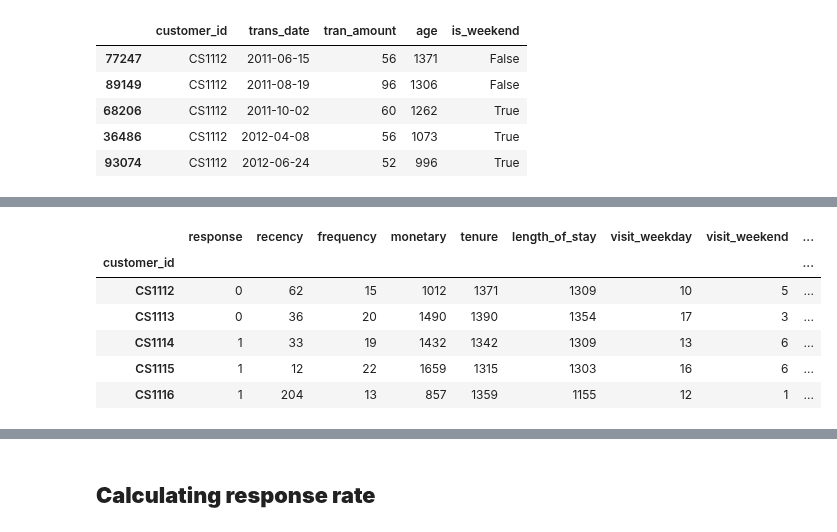
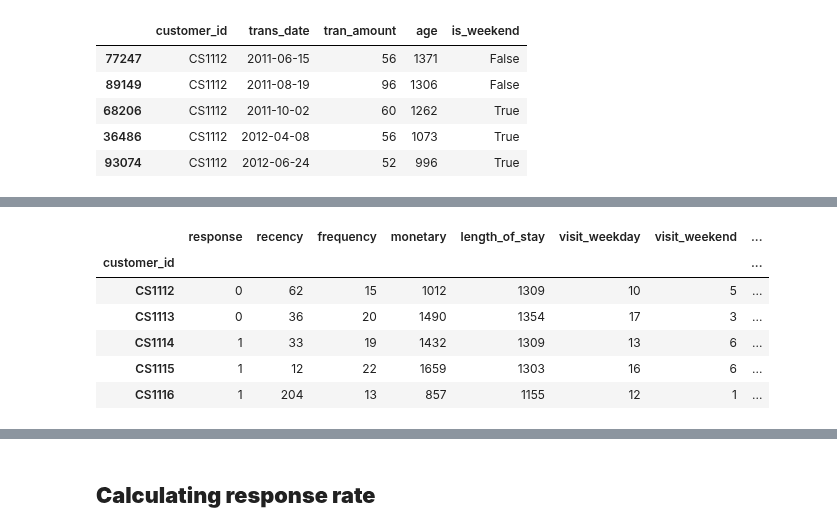
Before and after one commit to PisutSukpool/CRM-Analytics, a Jupyter notebook: Homework 08/Campaign Response Model_Main.ipynb, the cells around one changed output, grey strips where cells are left out. Saved outputs shown, nothing was run; the diff lists cells and outputs as text; code cells hidden in the pictures.

```diff
--- a/Homework 08/Campaign Response Model_Main.ipynb
+++ b/Homework 08/Campaign Response Model_Main.ipynb
@@ -182,7 +172,6 @@ df = df_transactions.groupby('customer_id').agg(
         recency=('age', min),
         frequency=('customer_id', len),
         monetary=('tran_amount', sum),
-        tenure=('age', max),
         length_of_stay=('age', lambda x: x.max() - x.min()),
      )
 
@@ -200,47 +189,46 @@ df = df.join(df_transactions.groupby('customer_id').agg(
 
 ))
 
-# Time to Event
+# time to event
 event_df = df_transactions.groupby(['customer_id','trans_date']).size().reset_index(name='num_trans')
 event_df['prev_date'] = event_df.groupby('customer_id')['trans_date'].shift(1)
 event_df['num_repeat_sameday'] = event_df['num_trans'] - 1
 event_df['duration'] = (event_df['trans_date'] - event_df['prev_date']).dt.days
 
 df = df.join(event_df.groupby('customer_id').agg(avg_duration=('duration','mean'),std_duration=('duration','std'),
-                                                # med_duration=('duration','median'), mad_duration=('duration','mad'),
                                                 num_repeat_periods=('trans_date', lambda x: x.count() - 1),
                                                 num_repeat_sameday=('num_repeat_sameday','sum')))
 
-# RFM & Time to event for each past X months
+# RFM with Time to event
 periods = [6, 12, 18, 24]
 for n in periods:
     window_df = df_transactions[df_transactions.trans_date > df_transactions.trans_date.max() - relativedelta(months=n)]
 
     df = df.join(window_df.groupby('customer_id')['tran_amount'].agg(
         [ (f'monetary_{n}m','sum'), (f'frequency_{n}m', 'size'),
         (f'avg_spend_{n}m', 'mean'), (f'std_spend_{n}m', 'std'),
          (f'iqr_spend_{n}m', lambda x: x.quantile(0.75) - x.quantile(0.25))]
     ))
 
     event_df = window_df.groupby(['customer_id','trans_date']).size().reset_index(name='num_trans')
     event_df['prev_date'] = event_df.groupby('customer_id')['trans_date'].shift(1)
     event_df['duration'] = (event_df['trans_date'] - event_df['prev_date']).dt.days
     df = df.join(event_df.groupby('customer_id')['duration'].agg(
         [ (f'avg_dur_{n}m', 'mean'), (f'std_dur_{n}m', 'std'),
          (f'iqr_dur_{n}m', lambda x: x.quantile(.75) - x.quantile(.25)),
          (f'num_repeat_{n}m', 'count')
          ]
     ))
 
 
 df.fillna(0, inplace=True)
 df = df_response.set_index('customer_id').join(df)
 df.head()
 # %% [output]
-|  | response | recency | frequency | monetary | tenure | length_of_stay | visit_weekday | visit_weekend | ... |
-| customer_id |  |  |  |  |  |  |  |  | ... |
-| CS1112 | 0 | 62 | 15 | 1012 | 1371 | 1309 | 10 | 5 | ... |
-| CS1113 | 0 | 36 | 20 | 1490 | 1390 | 1354 | 17 | 3 | ... |
-| CS1114 | 1 | 33 | 19 | 1432 | 1342 | 1309 | 13 | 6 | ... |
-| CS1115 | 1 | 12 | 22 | 1659 | 1315 | 1303 | 16 | 6 | ... |
-| CS1116 | 1 | 204 | 13 | 857 | 1359 | 1155 | 12 | 1 | ... |
+|  | response | recency | frequency | monetary | length_of_stay | visit_weekday | visit_weekend | ... |
+| customer_id |  |  |  |  |  |  |  | ... |
+| CS1112 | 0 | 62 | 15 | 1012 | 1309 | 10 | 5 | ... |
+| CS1113 | 0 | 36 | 20 | 1490 | 1354 | 17 | 3 | ... |
+| CS1114 | 1 | 33 | 19 | 1432 | 1309 | 13 | 6 | ... |
+| CS1115 | 1 | 12 | 22 | 1659 | 1303 | 16 | 6 | ... |
+| CS1116 | 1 | 204 | 13 | 857 | 1155 | 12 | 1 | ... |
```
Also changed, not shown: parts of 13 cells of this notebook.
